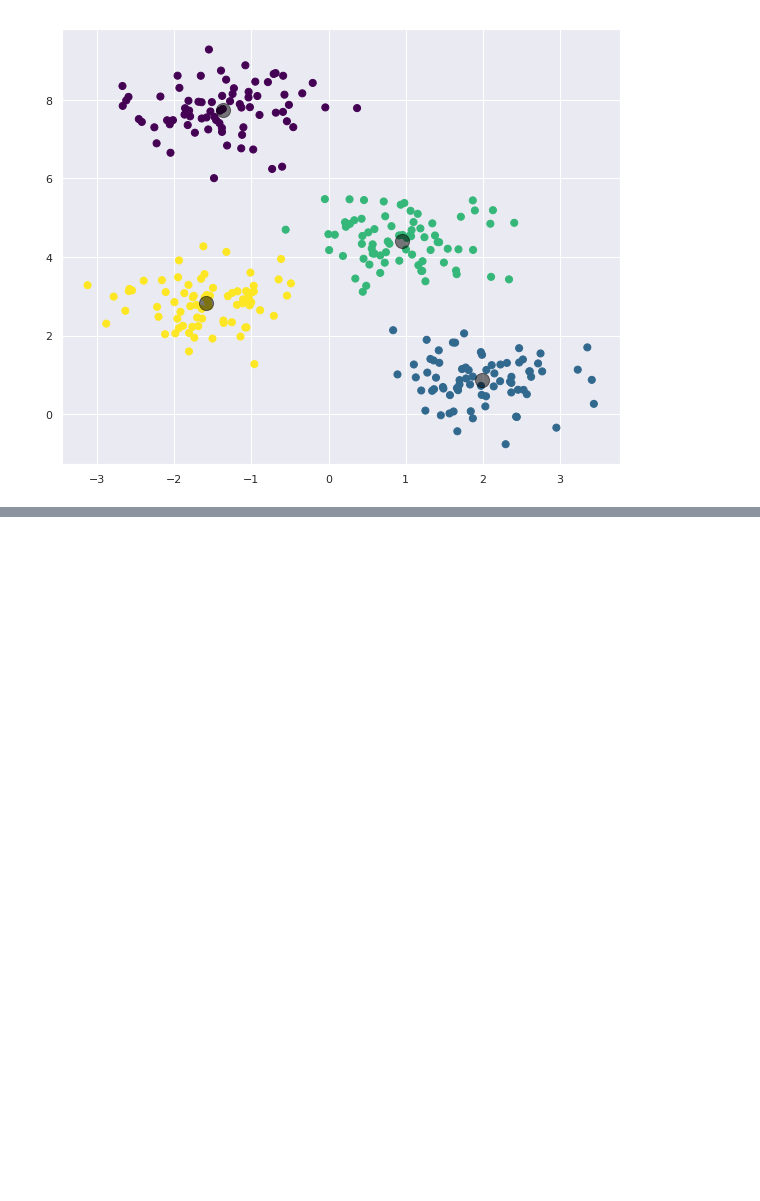
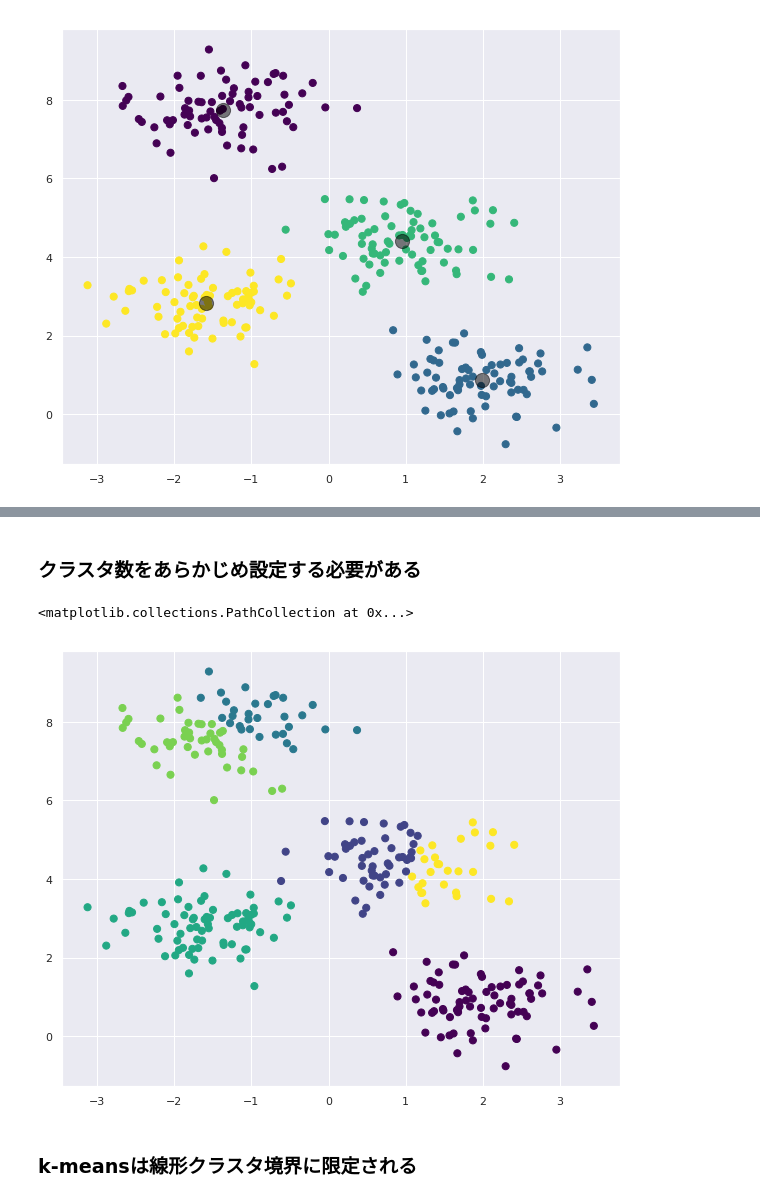
Before and after one commit to thimi0412/PythonDataScinence, a Jupyter notebook: scikit-lean-pra/k-means.ipynb, the cells around one changed output, grey strips where cells are left out. Drawn from its saved outputs; the diff is of its cells as text; code cells hidden in the pictures; blank space fills up the shorter version.

```diff
--- a/scikit-lean-pra/k-means.ipynb
+++ b/scikit-lean-pra/k-means.ipynb
@@ -34,0 +75,11 @@ plt.scatter(centers[:, 0], centers[:, 1], c='black', s=200, alpha=0.5)
+# %% [markdown]
+### クラスタ数をあらかじめ設定する必要がある
+# %%
+labels = KMeans(6, random_state=0).fit_predict(X)
+plt.figure(figsize=(10,8))
+plt.scatter(X[:, 0], X[:, 1], c=labels, s=50, cmap='viridis')
+# %% [output]
+<matplotlib.collections.PathCollection at 0x...>
+[figure, added]
+# %% [markdown]
+### k-meansは線形クラスタ境界に限定される
```
Also changed, not shown: parts of 14 cells of this notebook.
